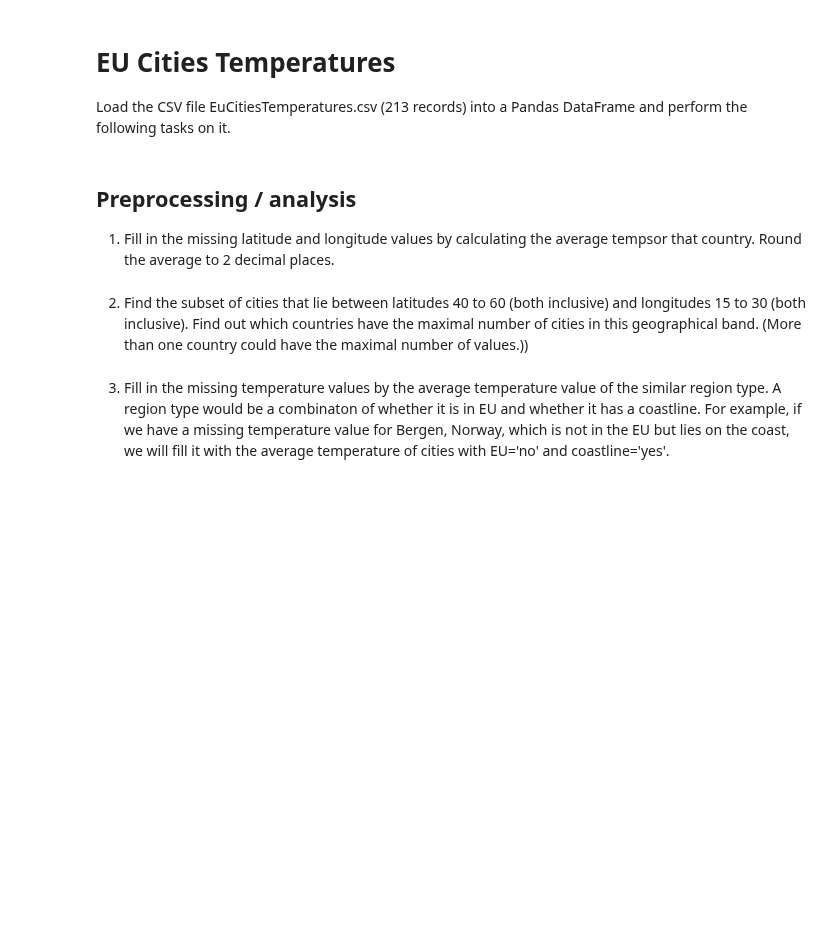
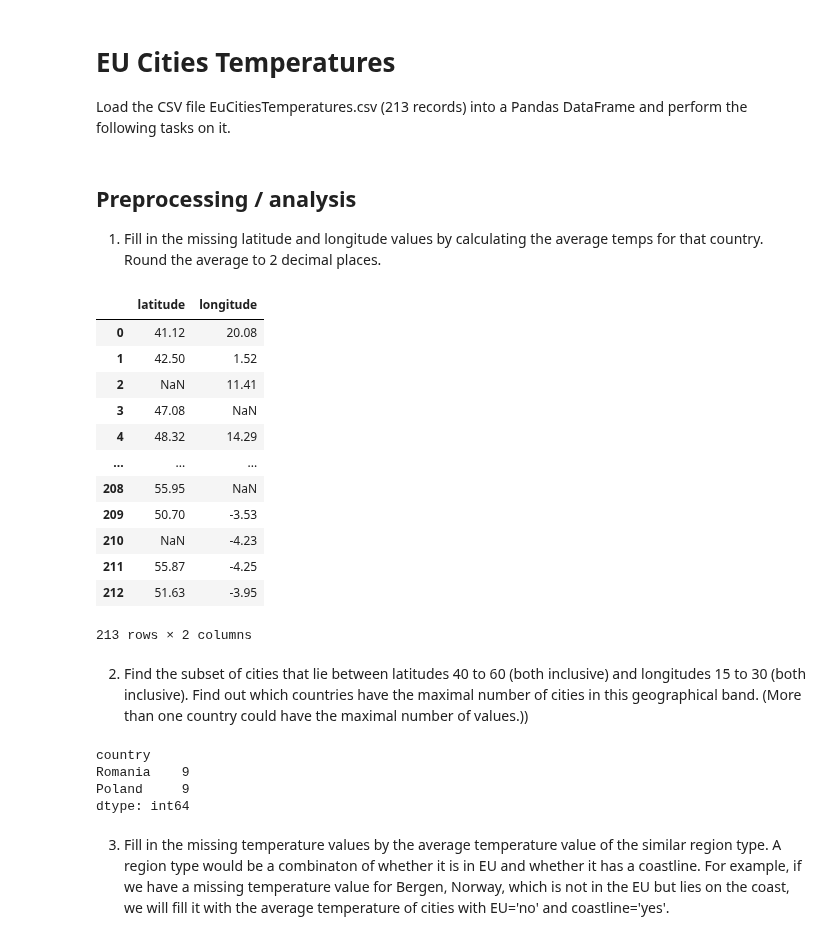
Before and after one commit to benwang2/obsidian-f22, a Jupyter notebook: Rutgers/2022 Fall/210/Assignments/Homework 3/src/eucities_temps.ipynb, the cells around one changed output. Cells and saved outputs as stored; diff of their text form; code cells hidden in the pictures; blank space fills up the shorter version.

```diff
--- a/Rutgers/2022 Fall/210/Assignments/Homework 3/src/eucities_temps.ipynb
+++ b/Rutgers/2022 Fall/210/Assignments/Homework 3/src/eucities_temps.ipynb
@@ -7,10 +7,25 @@ import pandas as pd
 temps = pd.read_csv("../data/EuCitiesTemperatures.csv")
 # %% [markdown]
 ## Preprocessing / analysis
-1. Fill in the missing latitude and longitude values by calculating the average tempsor that country. Round the average to 2 decimal places.
+1. Fill in the missing latitude and longitude values by calculating the average temps for that country. Round the average to 2 decimal places.
 # %%
 
-temps[['latitude','longitude']] = temps[['latitude','longitude']].fillna(temps.groupby('country')[['latitude','longitude']].transform('mean'))
+temps[['latitude','longitude']] = temps[['latitude','longitude']].fillna(temps.groupby('country')[['latitude','longitude']].transform('mean').round(2))
+display(temps[['latitude','longitude']])
+# %% [output]
+|  | latitude | longitude |
+| 0 | 41.12 | 20.08 |
+| 1 | 42.50 | 1.52 |
+| 2 | NaN | 11.41 |
+| 3 | 47.08 | NaN |
+| 4 | 48.32 | 14.29 |
+| ... | ... | ... |
+| 208 | 55.95 | NaN |
+| 209 | 50.70 | -3.53 |
+| 210 | NaN | -4.23 |
+| 211 | 55.87 | -4.25 |
+| 212 | 51.63 | -3.95 |
+213 rows × 2 columns
 # %% [markdown]
 2. Find the subset of cities that lie between latitudes 40 to 60 (both inclusive) and longitudes 15 to 30 (both inclusive). Find out which countries have the maximal number of cities in this geographical band. (More than one country could have the maximal number of values.))
 # %%
@@ -25,6 +40,12 @@ subset = pd.merge(lon_in_range, lat_in_range, how='inner')
 
 city_count = subset.value_counts(['country'])
 maximal_cities = city_count[city_count == city_count.max()]
+display(maximal_cities)
+# %% [output]
+country
+Romania    9
+Poland     9
+dtype: int64
 # %% [markdown]
 3. Fill in the missing temperature values by the average temperature value of the similar region type. A region type would be a combinaton of whether it is in EU and whether it has a coastline. For example, if we have a missing temperature value for Bergen, Norway, which is not in the EU but lies on the coast, we will  fill it with the average temperature of cities with EU='no' and coastline='yes'.
 # %%
```
Also changed, not shown: parts of 1 cell of this notebook.
